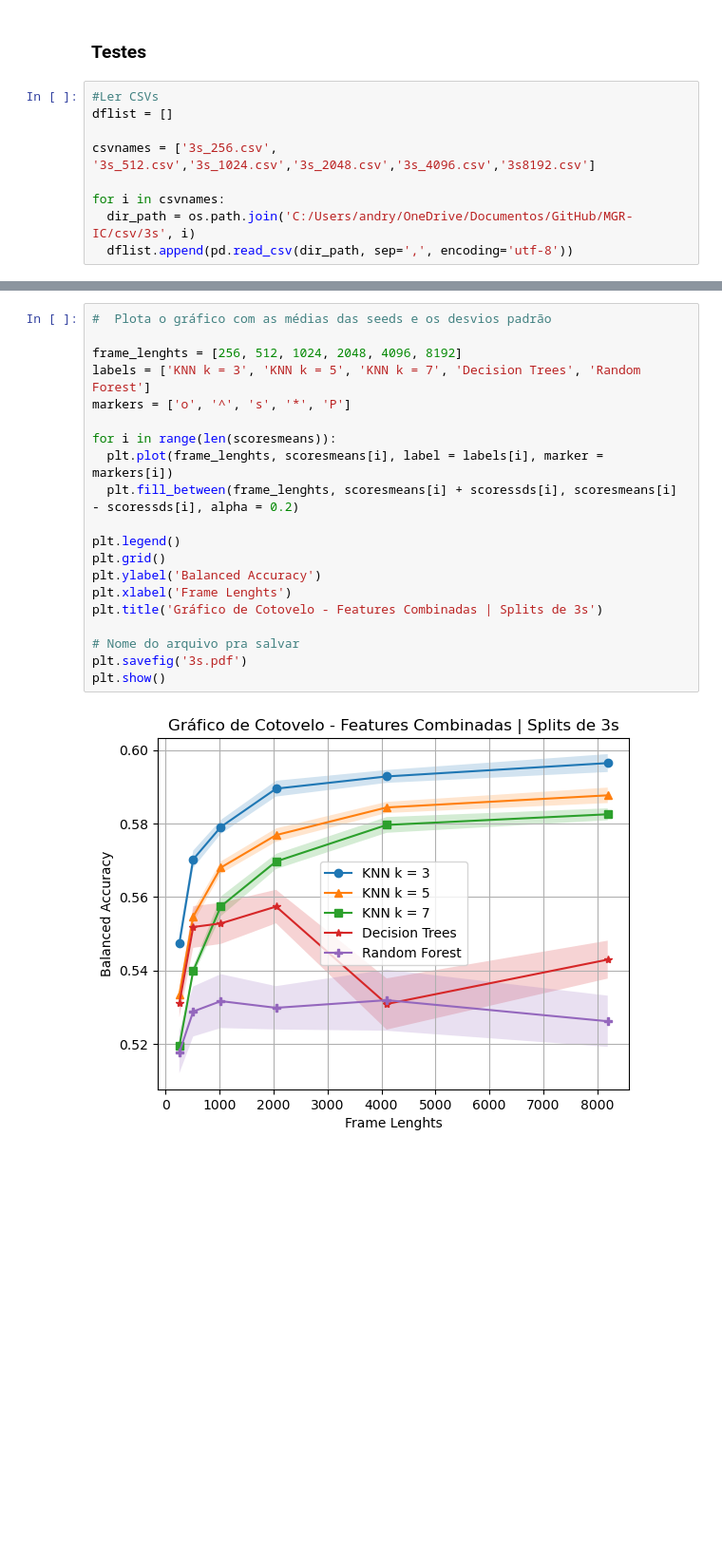
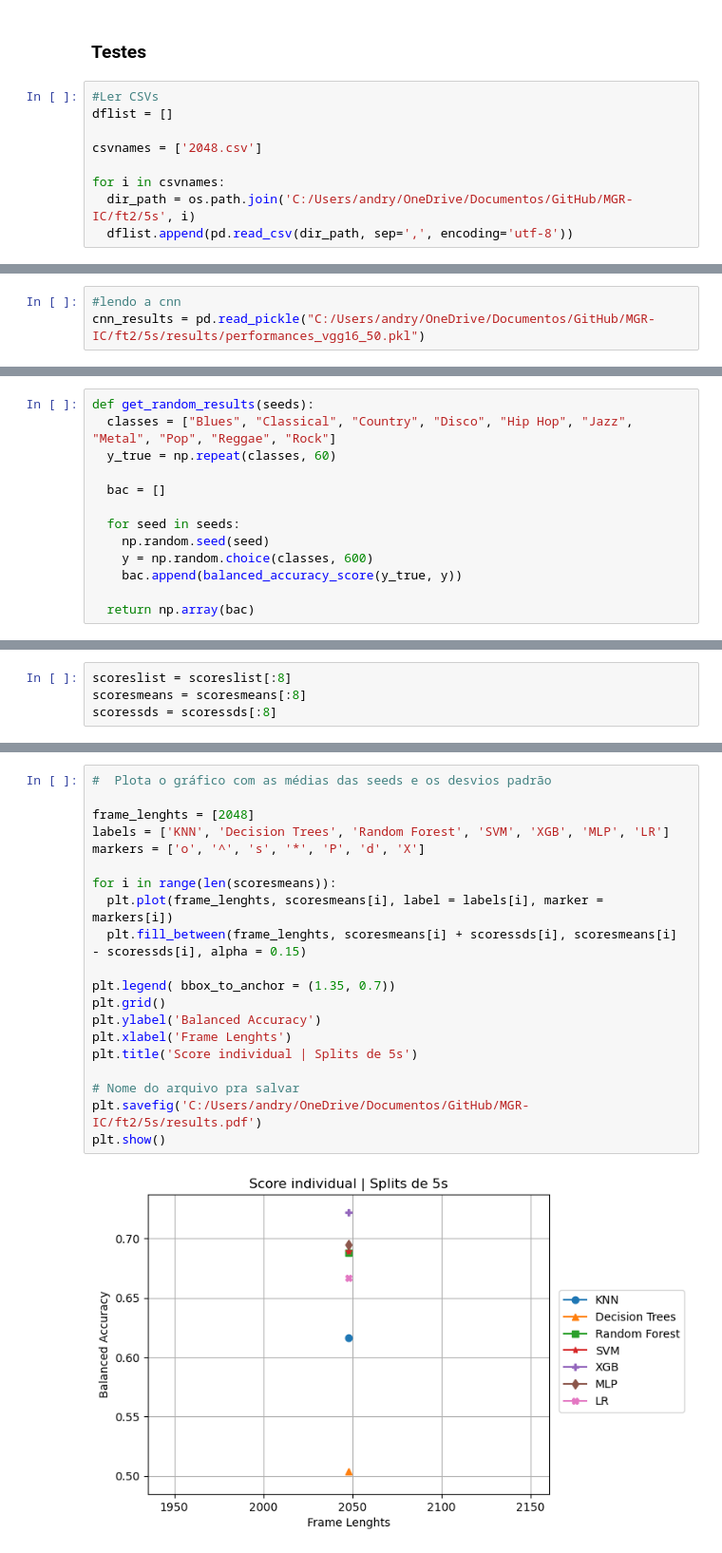
Before and after one commit to andryll/MGR-IC, a Jupyter notebook: codes/Classification.ipynb, the cells around one changed output, grey strips where cells are left out. Shown: that part at 95% size. Cells and saved outputs as stored; diff of their text form; blank space fills up the shorter version.

```diff
--- a/codes/Classification.ipynb
+++ b/codes/Classification.ipynb
@@ -115,8 +384,8 @@ def elbowRF(dflist, seed):
 #Ler CSVs
 dflist = []
 
-csvnames = ['3s_256.csv', '3s_512.csv','3s_1024.csv','3s_2048.csv','3s_4096.csv','3s8192.csv']
+csvnames = ['2048.csv']
 
 for i in csvnames:
-  dir_path = os.path.join('C:/Users/andry/OneDrive/Documentos/GitHub/MGR-IC/csv/3s', i)
+  dir_path = os.path.join('C:/Users/andry/OneDrive/Documentos/GitHub/MGR-IC/ft2/5s', i)
   dflist.append(pd.read_csv(dir_path, sep=',', encoding='utf-8'))
@@ -139,0 +451,3 @@ for seed in seeds:
+# %%
+#lendo a cnn
+cnn_results = pd.read_pickle("C:/Users/andry/OneDrive/Documentos/GitHub/MGR-IC/ft2/5s/results/performances_vgg16_50.pkl")
@@ -140,3 +463,16 @@ for seed in seeds:
+# %%
+def get_random_results(seeds):
+  classes = ["Blues", "Classical", "Country", "Disco", "Hip Hop", "Jazz", "Metal", "Pop", "Reggae", "Rock"]
+  y_true = np.repeat(classes, 60)
+
+  bac = []
+
+  for seed in seeds:
+    np.random.seed(seed)
+    y = np.random.choice(classes, 600)
+    bac.append(balanced_accuracy_score(y_true, y))
+
+  return np.array(bac)
 # %%
 # Coloca as listas de score em uma outra lista a cria listas com as médias e os sds.
 
@@ -157,0 +521,4 @@ for score in scoreslist:
+# %%
+scoreslist = scoreslist[:8]
+scoresmeans = scoresmeans[:8]
+scoressds = scoressds[:8]
@@ -158,22 +612,22 @@ for score in scoreslist:
 # %%
 #  Plota o gráfico com as médias das seeds e os desvios padrão
 
-frame_lenghts = [256, 512, 1024, 2048, 4096, 8192]
-labels = ['KNN k = 3', 'KNN k = 5', 'KNN k = 7', 'Decision Trees', 'Random Forest']
-markers = ['o', '^', 's', '*', 'P']
+frame_lenghts = [2048]
+labels = ['KNN', 'Decision Trees', 'Random Forest', 'SVM', 'XGB', 'MLP', 'LR']
+markers = ['o', '^', 's', '*', 'P', 'd', 'X']
 
 for i in range(len(scoresmeans)):
   plt.plot(frame_lenghts, scoresmeans[i], label = labels[i], marker = markers[i])
-  plt.fill_between(frame_lenghts, scoresmeans[i] + scoressds[i], scoresmeans[i] - scoressds[i], alpha = 0.2)
+  plt.fill_between(frame_lenghts, scoresmeans[i] + scoressds[i], scoresmeans[i] - scoressds[i], alpha = 0.15)
 
-plt.legend()
+plt.legend( bbox_to_anchor = (1.35, 0.7))
 plt.grid()
 plt.ylabel('Balanced Accuracy')
 plt.xlabel('Frame Lenghts')
-plt.title('Gráfico de Cotovelo - Features Combinadas | Splits de 3s')
+plt.title('Score individual | Splits de 5s')
 
 # Nome do arquivo pra salvar
-plt.savefig('3s.pdf')
+plt.savefig('C:/Users/andry/OneDrive/Documentos/GitHub/MGR-IC/ft2/5s/results.pdf')
 plt.show()
 # %% [output]
-[figure, old version]
+[figure, new version]
```
Also changed, not shown: parts of 45 cells of this notebook.
